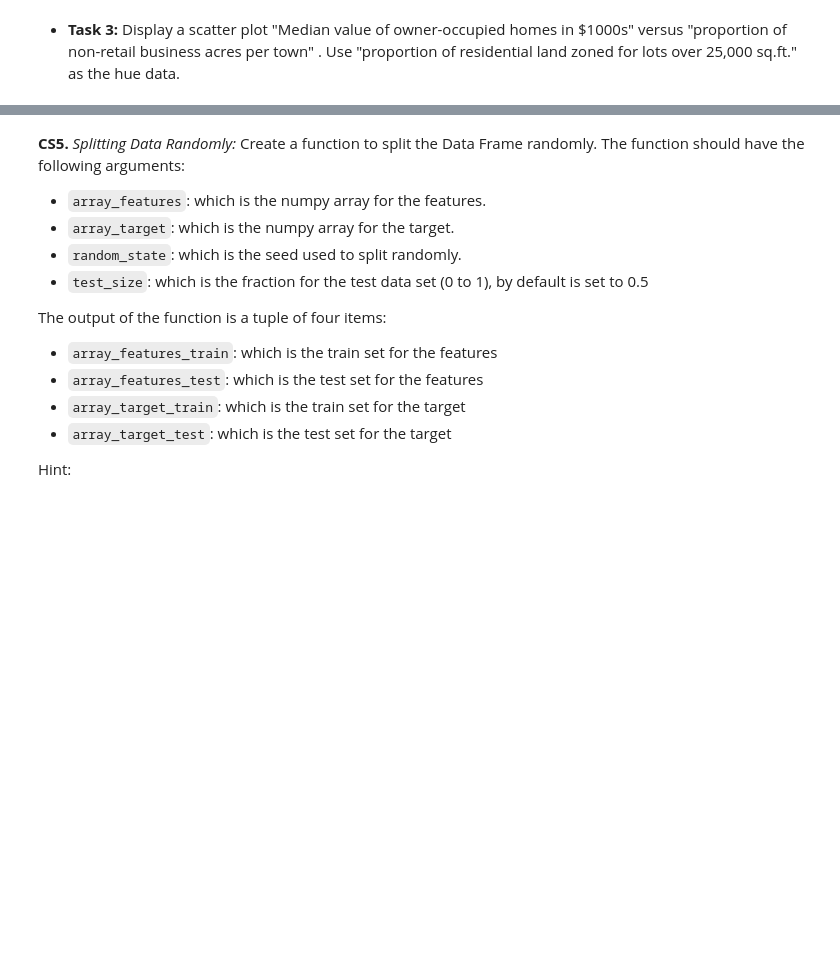
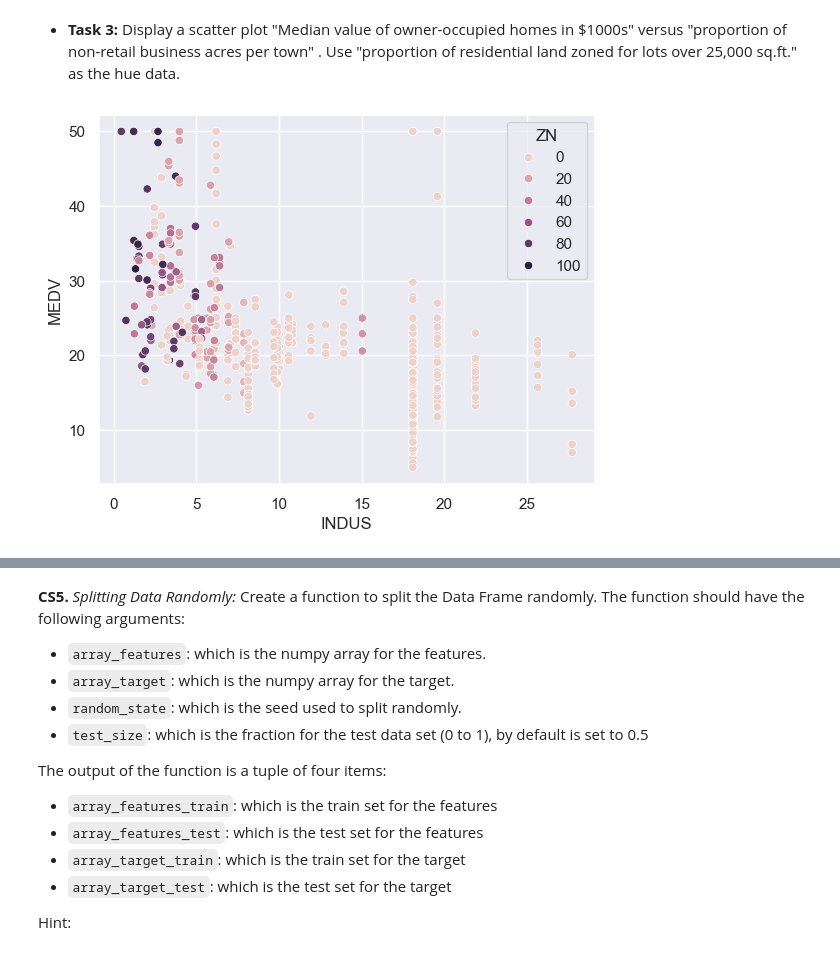
Before and after one commit to surrelsaga/DDW-weekly-problemSets, a Jupyter notebook: Week09_Cohort.ipynb, the cells around one changed output, grey strips where cells are left out. Saved outputs shown, nothing was run; the diff lists cells and outputs as text; code cells hidden in the pictures; blank space fills up the shorter version.

```diff
--- a/Week09_Cohort.ipynb
+++ b/Week09_Cohort.ipynb
@@ -391,11 +393,13 @@ sns.set()
 # %%
 # Task 3
 # plot using scatter plot and use "hue"
 # replace the None
 # myplot: axes.Axes = sns.scatterplot(x=None, y=None, hue=None, data=None)
 
-###
-### YOUR CODE HERE
-###
+df_data03: pd.DataFrame = df.loc[:, ['MEDV', 'INDUS', 'ZN']]
+
+myplot: axes.Axes = sns.scatterplot(x='INDUS', y='MEDV', hue='ZN', data=df_data03)
+# %% [output]
+[figure, added]
 # %% [markdown]
 Answer the following:
```
Also changed, not shown: parts of 10 cells of this notebook.
